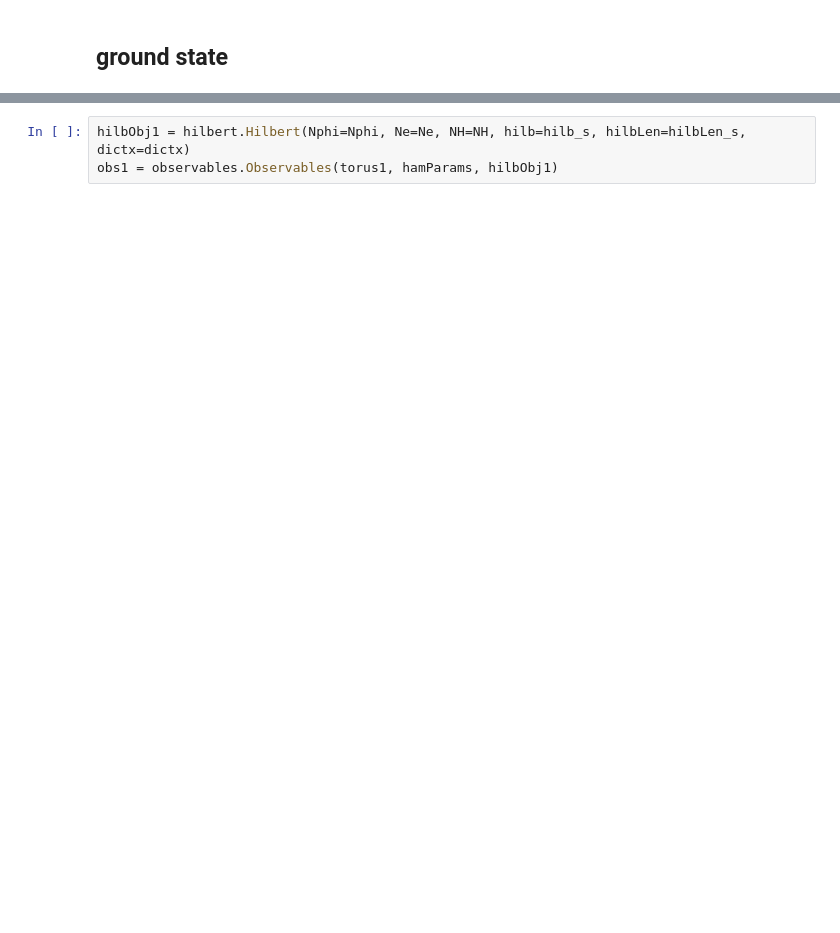
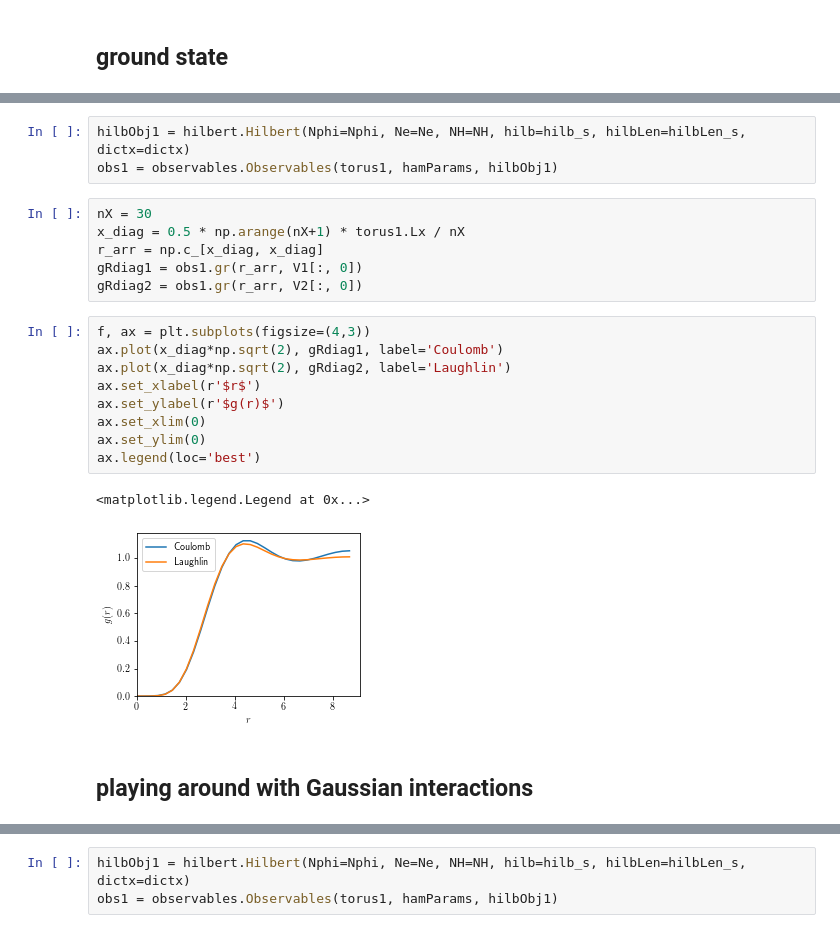
Before and after one commit to akshaykri/QH_ED, a Jupyter notebook: examples/Basics1.ipynb, the cells around one changed output, grey strips where cells are left out. Cells and saved outputs as stored; diff of their text form; blank space fills up the shorter version.

Commit message:
observables added

```diff
--- a/examples/Basics1.ipynb
+++ b/examples/Basics1.ipynb
@@ -60,0 +84,23 @@ Haldane: -0.291667
+# %%
+hilbObj1 = hilbert.Hilbert(Nphi=Nphi, Ne=Ne, NH=NH, hilb=hilb_s, hilbLen=hilbLen_s, dictx=dictx)
+obs1 = observables.Observables(torus1, hamParams, hilbObj1)
+# %%
+nX = 30
+x_diag = 0.5 * np.arange(nX+1) * torus1.Lx / nX
+r_arr = np.c_[x_diag, x_diag]
+gRdiag1 = obs1.gr(r_arr, V1[:, 0])
+gRdiag2 = obs1.gr(r_arr, V2[:, 0])
+# %%
+f, ax = plt.subplots(figsize=(4,3))
+ax.plot(x_diag*np.sqrt(2), gRdiag1, label='Coulomb')
+ax.plot(x_diag*np.sqrt(2), gRdiag2, label='Laughlin')
+ax.set_xlabel(r'$r$')
+ax.set_ylabel(r'$g(r)$')
+ax.set_xlim(0)
+ax.set_ylim(0)
+ax.legend(loc='best')
+# %% [output]
+<matplotlib.legend.Legend at 0x...>
+[figure, added]
+# %% [markdown]
+## playing around with Gaussian interactions
```
Also changed, not shown: parts of 23 cells of this notebook, 3 other files.
